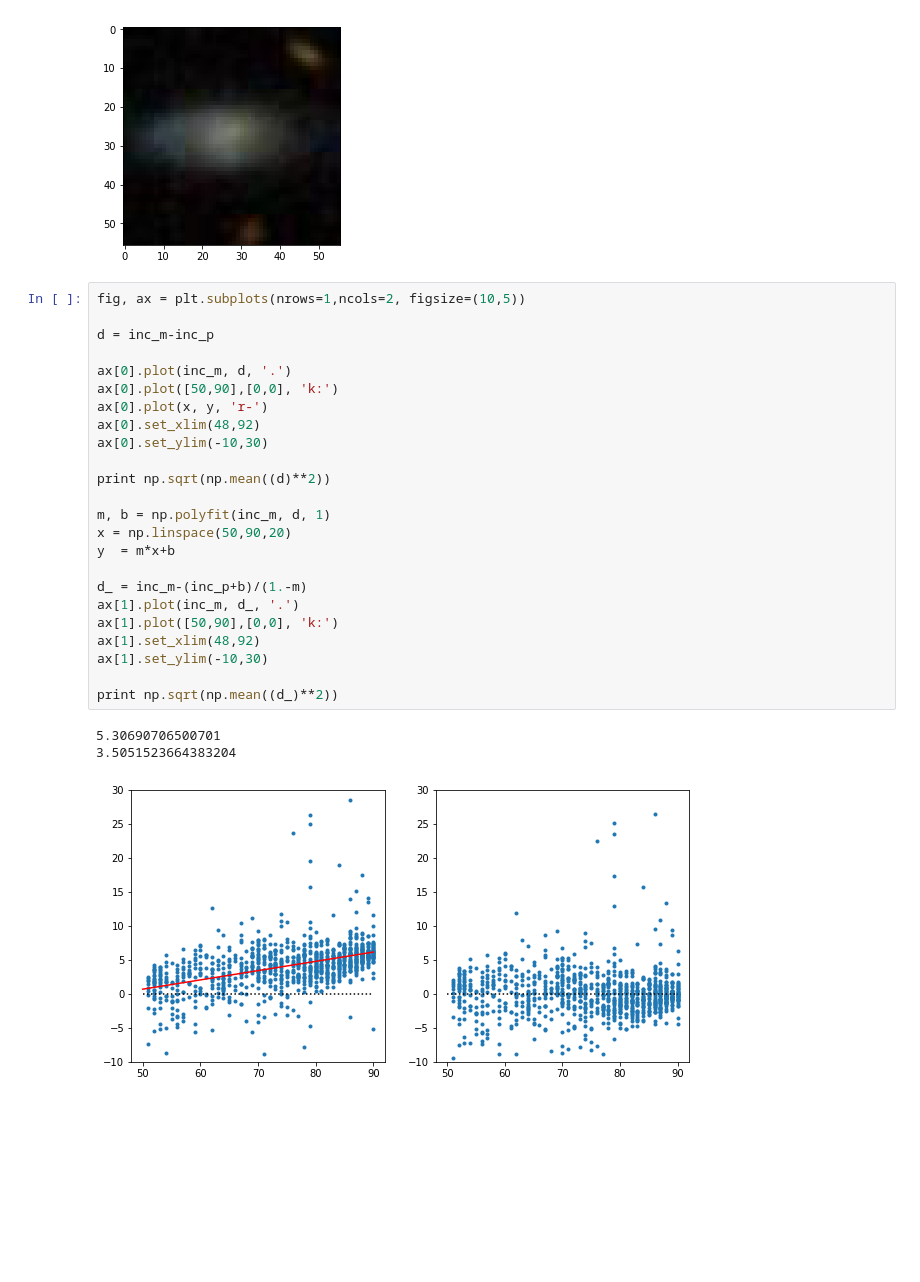
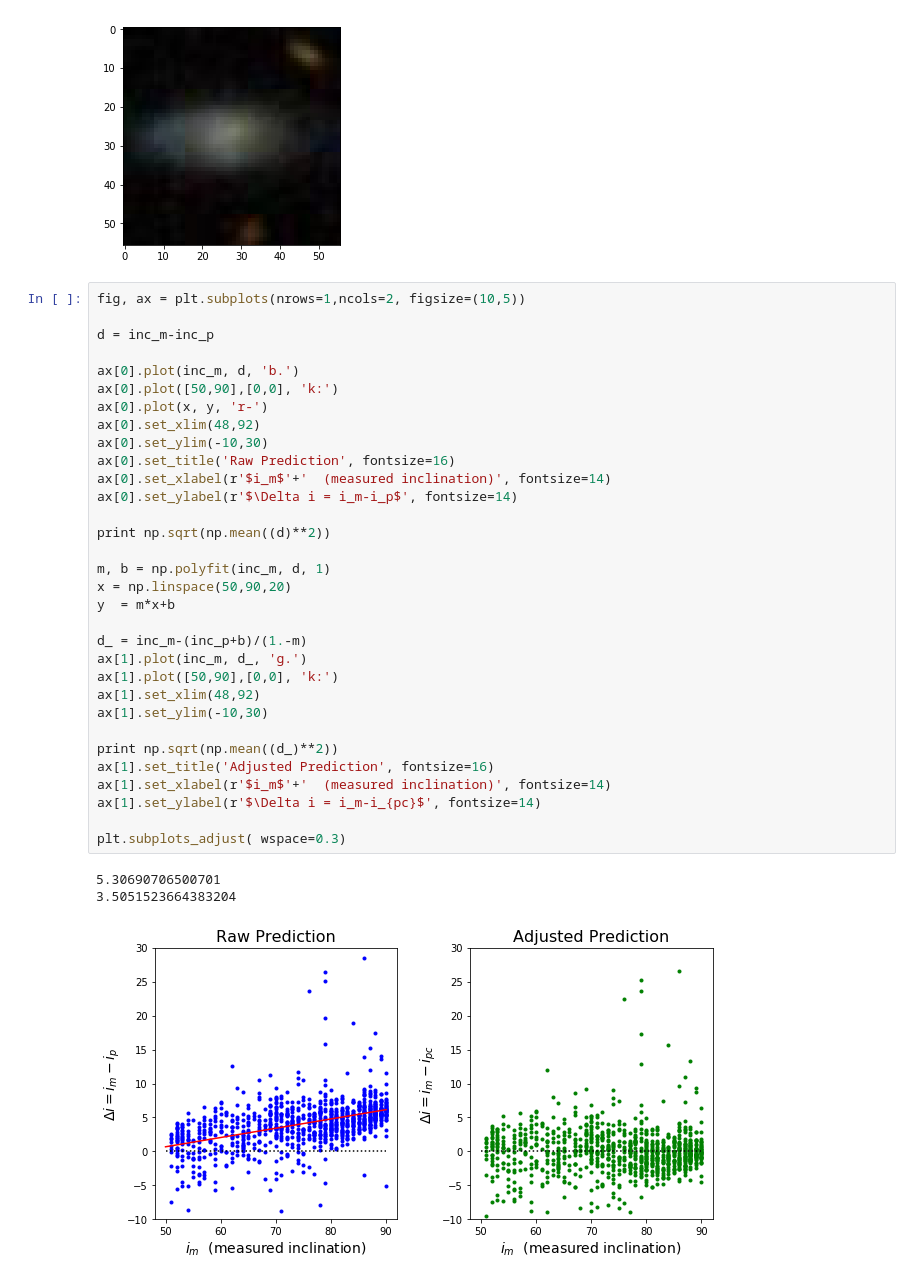
Before and after one commit to ekourkchi/incNET-data, a Jupyter notebook: CNN_inc_CGG6_regr.ipynb, the cells around one changed output. Drawn from its saved outputs; the diff is of its cells as text; blank space fills up the shorter version.

```diff
--- a/CNN_inc_CGG6_regr.ipynb
+++ b/CNN_inc_CGG6_regr.ipynb
@@ -261,31 +261,39 @@ plt.imshow(images_test[i])
 # %%
 fig, ax = plt.subplots(nrows=1,ncols=2, figsize=(10,5))
 
 d = inc_m-inc_p
 
-ax[0].plot(inc_m, d, '.')
+ax[0].plot(inc_m, d, 'b.')
 ax[0].plot([50,90],[0,0], 'k:')
 ax[0].plot(x, y, 'r-')
 ax[0].set_xlim(48,92)
 ax[0].set_ylim(-10,30)
+ax[0].set_title('Raw Prediction', fontsize=16)
+ax[0].set_xlabel(r'$i_m$'+'  (measured inclination)', fontsize=14)
+ax[0].set_ylabel(r'$\Delta i = i_m-i_p$', fontsize=14)
 
 print np.sqrt(np.mean((d)**2))
 
 m, b = np.polyfit(inc_m, d, 1)
 x = np.linspace(50,90,20)
 y  = m*x+b
 
 d_ = inc_m-(inc_p+b)/(1.-m)
-ax[1].plot(inc_m, d_, '.')
+ax[1].plot(inc_m, d_, 'g.')
 ax[1].plot([50,90],[0,0], 'k:')
 ax[1].set_xlim(48,92)
 ax[1].set_ylim(-10,30)
 
 print np.sqrt(np.mean((d_)**2))
+ax[1].set_title('Adjusted Prediction', fontsize=16)
+ax[1].set_xlabel(r'$i_m$'+'  (measured inclination)', fontsize=14)
+ax[1].set_ylabel(r'$\Delta i = i_m-i_{pc}$', fontsize=14)
+
+plt.subplots_adjust( wspace=0.3)
 # %% [output]
 5.30690706500701
 3.5051523664383204
-[figure, old version]
+[figure, new version]
 # %%
 fig, ax = plt.subplots(nrows=1,ncols=2, figsize=(10,5))
 
```
Also changed, not shown: parts of 1 cell of this notebook.
